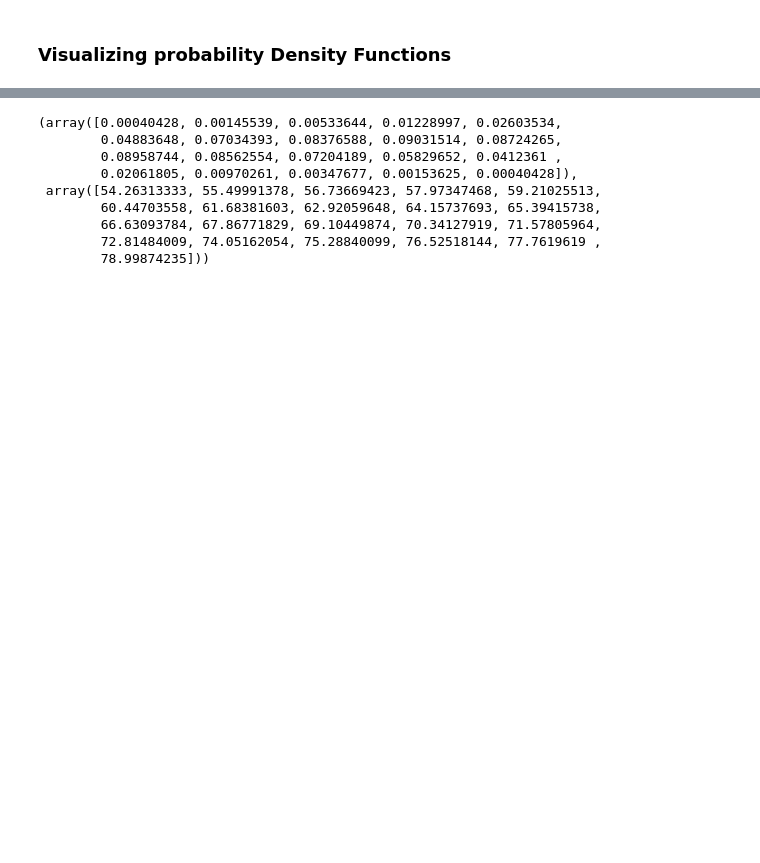
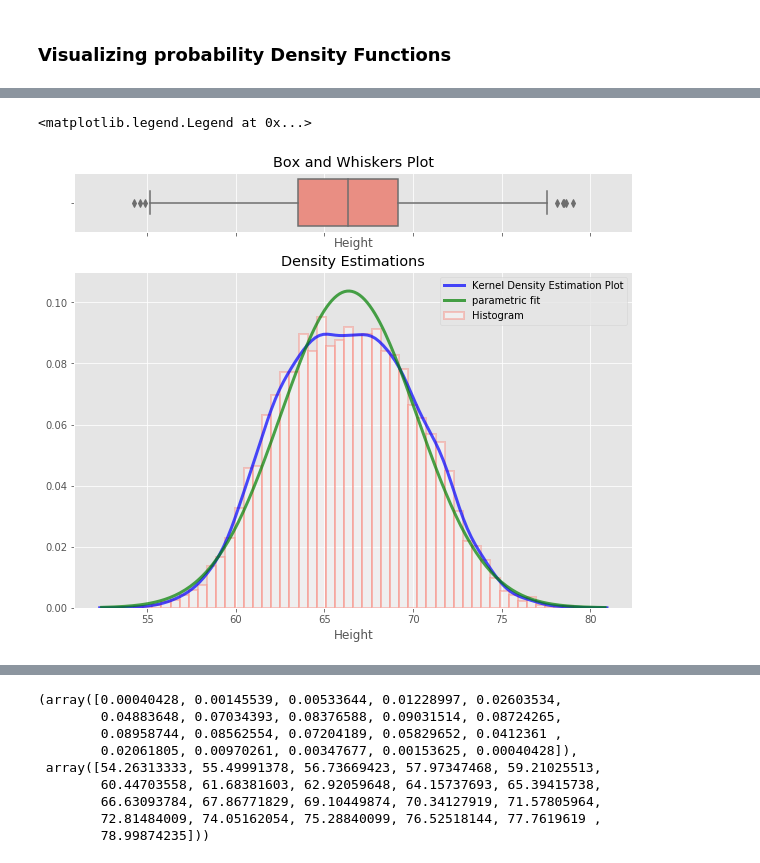
Before and after one commit to learn-co-curriculum/dsc-probability-density-function, a Jupyter notebook: index.ipynb, the cells around one changed output, grey strips where cells are left out. Cells and saved outputs as stored; diff of their text form; code cells hidden in the pictures; blank space fills up the shorter version.

```diff
--- a/index.ipynb
+++ b/index.ipynb
@@ -107,0 +142,34 @@ We can use the `np.histogram` function to calculate histogram values as shown ab
+# %%
+import scipy.stats as stats
+# Create two vertical subplots sharing 15% and 85% of plot space
+# sharex allows sharing of axes i.e. building multiple plots on same axes
+fig, (ax, ax2) = plt.subplots(2, sharex=True, gridspec_kw={"height_ratios": (.15, .85)}, figsize = (10,8) )
+
+sns.distplot(data.Height,
+             hist=True, hist_kws={
+                                  "linewidth": 2,
+                                  "edgecolor" :'salmon',
+                                  "alpha": 0.4,
+                                  "color":  "w",
+                                  "label": "Histogram",
+                                  },
+             kde=True, kde_kws = {'linewidth': 3,
+                                  'color': "blue",
+                                  "alpha": 0.7,
+                                  'label':'Kernel Density Estimation Plot'
+                                 },
+             fit= stats.norm, fit_kws = {'color' : 'green',
+                                         'label' : 'parametric fit',
+                                         "alpha": 0.7,
+                                          'linewidth':3},
+             ax=ax2)
+ax2.set_title('Density Estimations')
+
+sns.boxplot(x=data.Height, ax = ax,color = 'salmon')
+ax.set_title('Box and Whiskers Plot')
+ax2.set(ylim=(0, .08))
+plt.ylim(0,0.11)
+plt.legend()
+# %% [output]
+<matplotlib.legend.Legend at 0x...>
+[figure, added]
```
Also changed, not shown: parts of 22 cells of this notebook, 1 other file.
